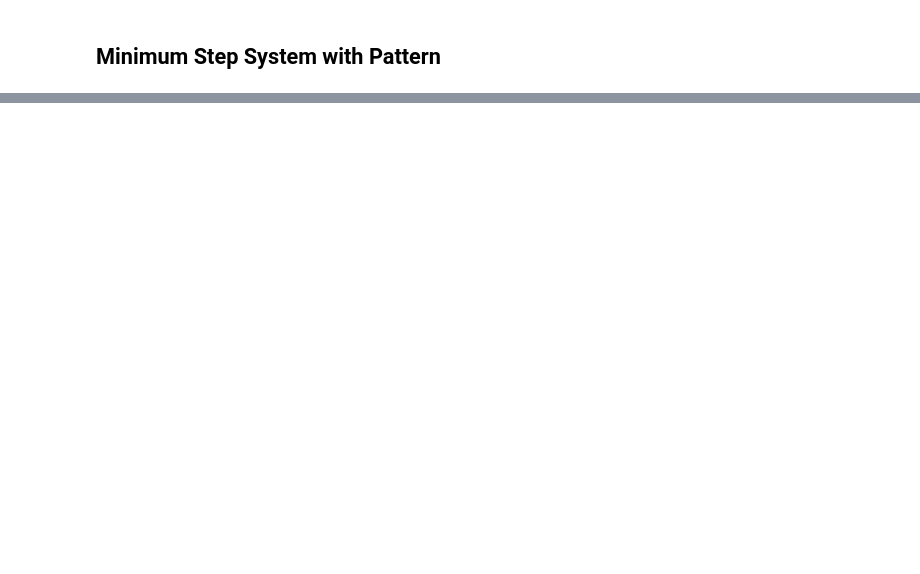
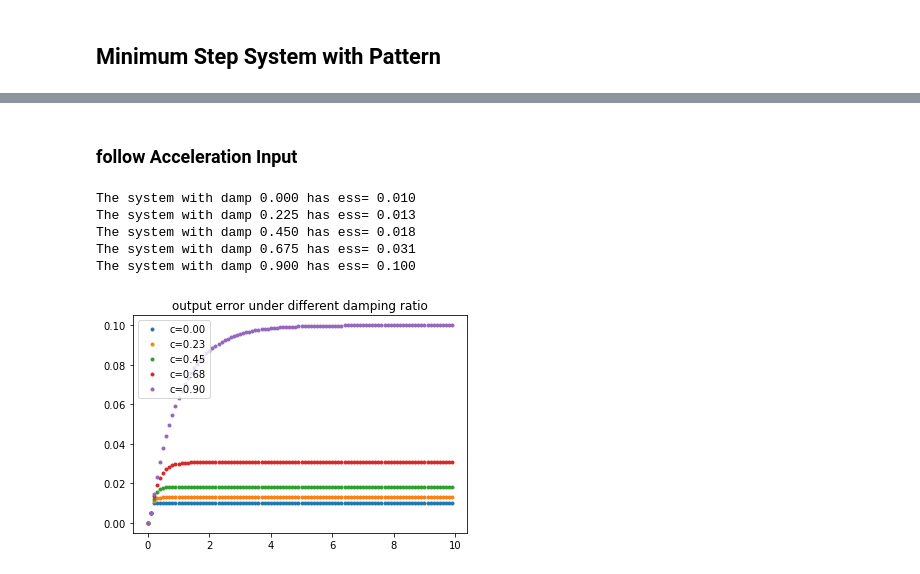
Before and after one commit to xsro/university-learning-code, a Jupyter notebook: 6计算机控制/3最小拍控制系统/MinimumStepControl.ipynb, the cells around one changed output, grey strips where cells are left out. Cells and saved outputs as stored; diff of their text form; code cells hidden in the pictures; blank space fills up the shorter version.

```diff
--- a/6计算机控制/3最小拍控制系统/MinimumStepControl.ipynb
+++ b/6计算机控制/3最小拍控制系统/MinimumStepControl.ipynb
@@ -54,0 +168,21 @@ plt.show()
+# %% [markdown]
+### follow Acceleration Input
+# %%
+plt.figure()
+t=np.arange(0,10,0.1)
+r=1/2*t**2
+for c in np.linspace(0,0.9,5):
+    WB=WB_addDamp(c)
+    t,y=co.forced_response(WB,t,U=r)
+    e=r-y
+    plt.plot(t,e,'.',label="c={:.2f}".format(c))
+    print("The system with damp %.3f has ess= %.3f" % (c,e[-1]))
+plt.title('output error under different damping ratio')
+plt.legend();plt.show()
+# %% [output]
+The system with damp 0.000 has ess= 0.010
+The system with damp 0.225 has ess= 0.013
+The system with damp 0.450 has ess= 0.018
+The system with damp 0.675 has ess= 0.031
+The system with damp 0.900 has ess= 0.100
+[figure, added]
```
Also changed, not shown: parts of 13 cells of this notebook, 1 other file.
